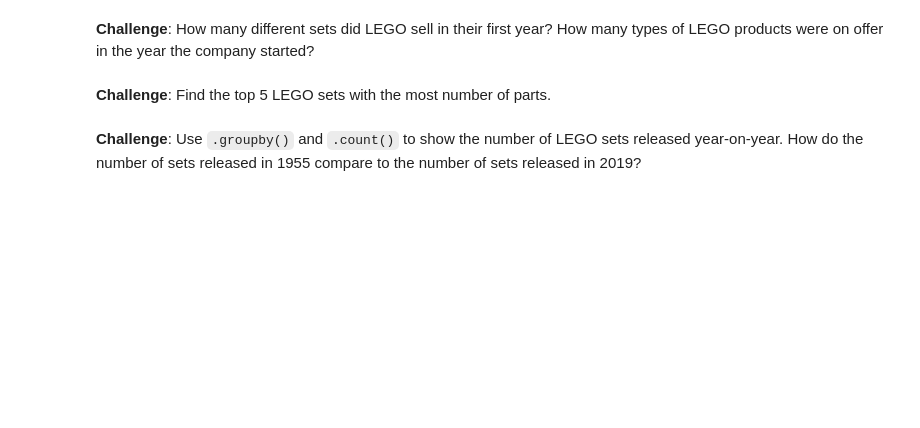
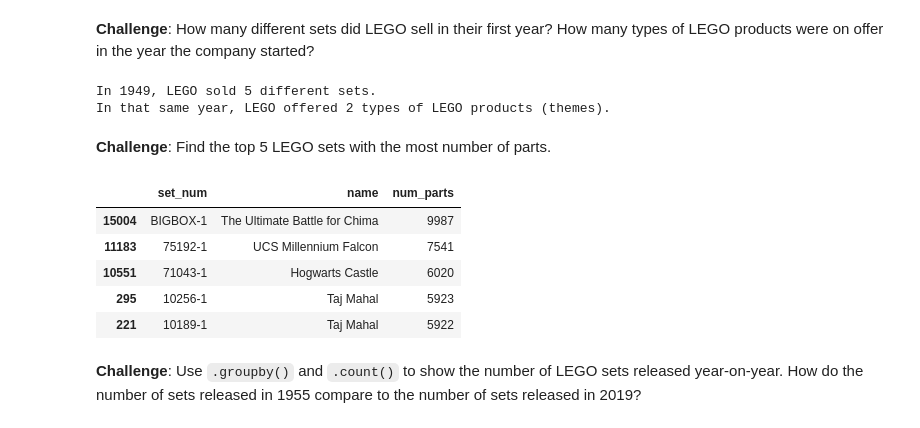
Before and after one commit to heyliceeee/Analyse-Lego-Dataset, a Jupyter notebook: Lego_Analysis.ipynb, the cells around one changed output. Saved outputs shown, nothing was run; the diff lists cells and outputs as text; code cells hidden in the pictures; blank space fills up the shorter version.

```diff
--- a/Lego_Analysis.ipynb
+++ b/Lego_Analysis.ipynb
@@ -50,6 +90,25 @@ The <code>sets.csv</code> data contains a list of sets over the years and the nu
 # %% [markdown]
 **Challenge**: How many different sets did LEGO sell in their first year? How many types of LEGO products were on offer in the year the company started?
+# %%
+num_sets = first_year_sets.shape[0] # how many different sets sell in their first year
+num_themes = first_year_sets["theme_id"].nunique() # how many themes exist in their first year
+
+print(f"In {first_year}, LEGO sold {num_sets} different sets.")
+print(f"In that same year, LEGO offered {num_themes} types of LEGO products (themes).")
+# %% [output]
+In 1949, LEGO sold 5 different sets.
+In that same year, LEGO offered 2 types of LEGO products (themes).
 # %% [markdown]
 **Challenge**: Find the top 5 LEGO sets with the most number of parts.
+# %%
+top5_parts = sets.sort_values("num_parts", ascending=False).head(5) # top 5 sets with the most number of parts
+top5_parts[["set_num", "name", "num_parts"]]
+# %% [output]
+|  | set_num | name | num_parts |
+| 15004 | BIGBOX-1 | The Ultimate Battle for Chima | 9987 |
+| 11183 | 75192-1 | UCS Millennium Falcon | 7541 |
+| 10551 | 71043-1 | Hogwarts Castle | 6020 |
+| 295 | 10256-1 | Taj Mahal | 5923 |
+| 221 | 10189-1 | Taj Mahal | 5922 |
 # %% [markdown]
 **Challenge**: Use <code>.groupby()</code> and <code>.count()</code> to show the number of LEGO sets released year-on-year. How do the number of sets released in 1955 compare to the number of sets released in 2019?
```
Also changed, not shown: parts of 7 cells of this notebook.
